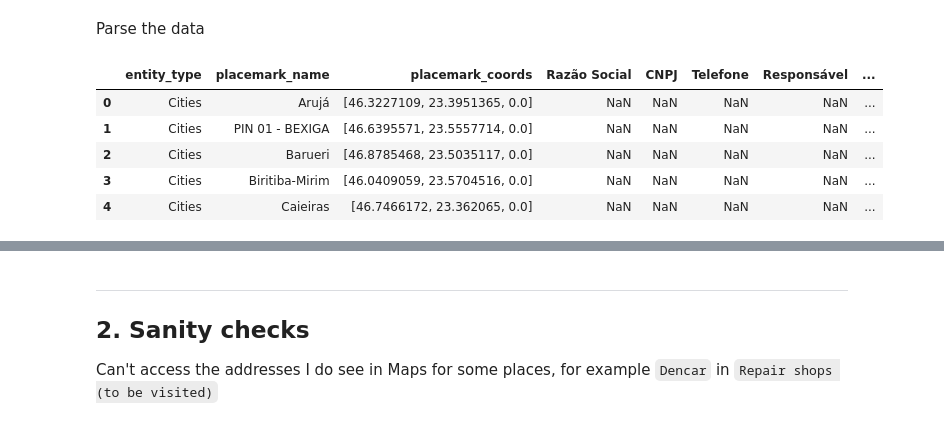
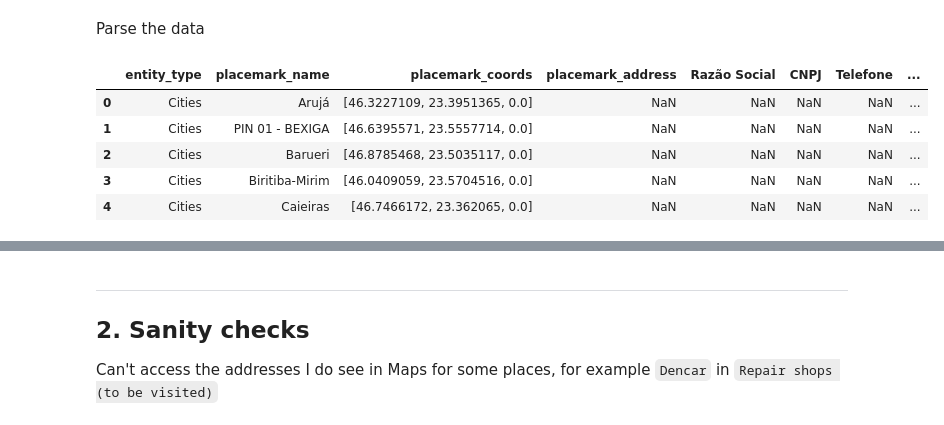
Before and after one commit to AlbertoSCF/location_data_analysis, a Jupyter notebook: bodyshops_data_parsing.ipynb, the cells around one changed output, grey strips where cells are left out. Cells and saved outputs as stored; diff of their text form; code cells hidden in the pictures.

```diff
--- a/bodyshops_data_parsing.ipynb
+++ b/bodyshops_data_parsing.ipynb
@@ -60,35 +60,42 @@ for document in root.Folder[:]:
 
         placemark_name = str(placemark.name)
 
         # Try to obtain the coordinates
         try:
             placemark_coords = [float (x) for x in re.sub('[^0-9,.]', "", str(placemark.Point.coordinates)).split(',')]
         except:
             placemark_coords = ''
 
+        # Try to obtain te address
+        try:
+            placemark_address = str(placemark.address)
+        except:
+            placemark_address = ''
+
         # Try to obtain the details
         try:
             location_details = {y[0]:y[1] for y in [x.split(':') for x in str(placemark.description).split('<br>')]}
         except:
             location_details = {}
 
         # Create new entry
         new_item = {'entity_type': entity_type,
                     'placemark_name': placemark_name,
-                    'placemark_coords': placemark_coords}
+                    'placemark_coords': placemark_coords,
+                    'placemark_address': placemark_address}
         for k,v in location_details.items():
             new_item[k]=v if str(v).replace(' ','')!='' else np.nan
 
         # Add to list
         new_item = all_items.append(new_item)
 
 
 # Create dataframe
 all_items = pd.DataFrame(all_items).drop(columns='name')
 all_items.replace('', np.nan, inplace=True)
 all_items.head()
 # %% [output]
-|  | entity_type | placemark_name | placemark_coords | Razão Social | CNPJ | Telefone | Responsável | ... |
+|  | entity_type | placemark_name | placemark_coords | placemark_address | Razão Social | CNPJ | Telefone | ... |
 | 0 | Cities | Arujá | [46.3227109, 23.3951365, 0.0] | NaN | NaN | NaN | NaN | ... |
 | 1 | Cities | PIN 01 - BEXIGA | [46.6395571, 23.5557714, 0.0] | NaN | NaN | NaN | NaN | ... |
 | 2 | Cities | Barueri | [46.8785468, 23.5035117, 0.0] | NaN | NaN | NaN | NaN | ... |
```
Also changed, not shown: parts of 20 cells of this notebook, 3 other files.
